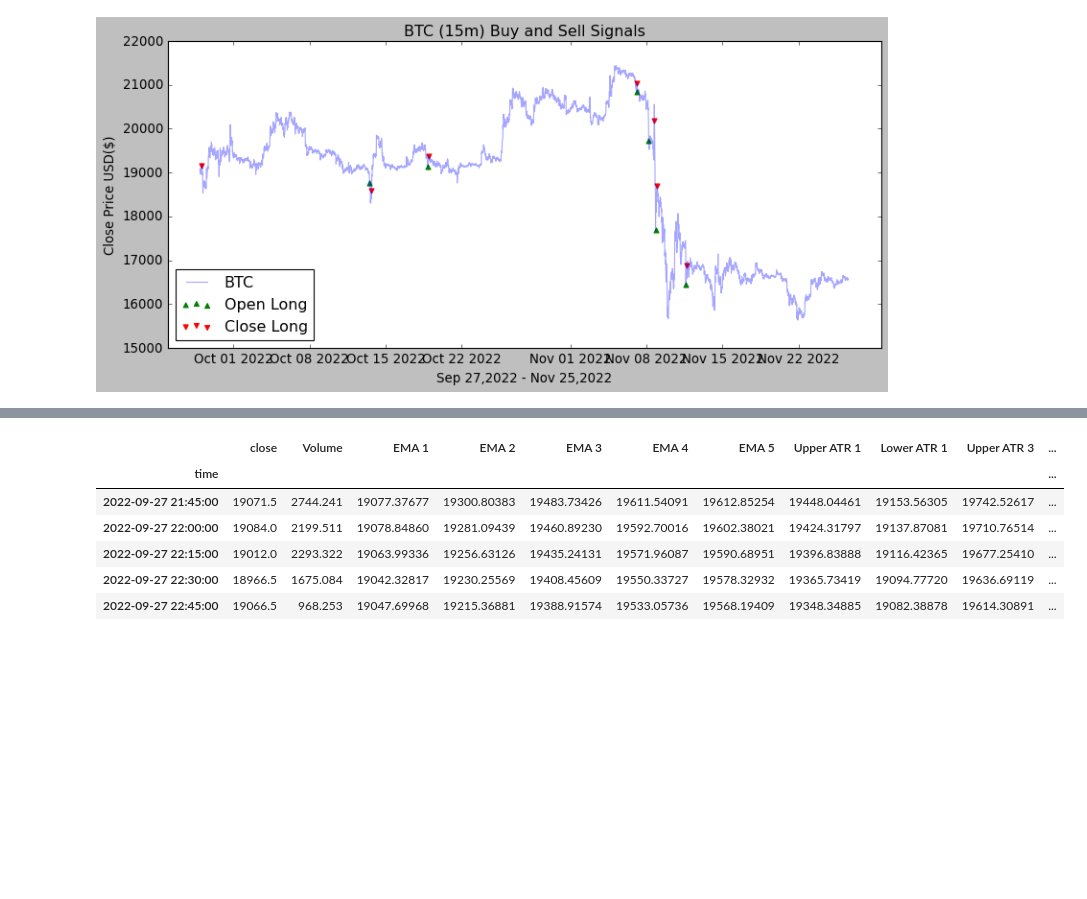
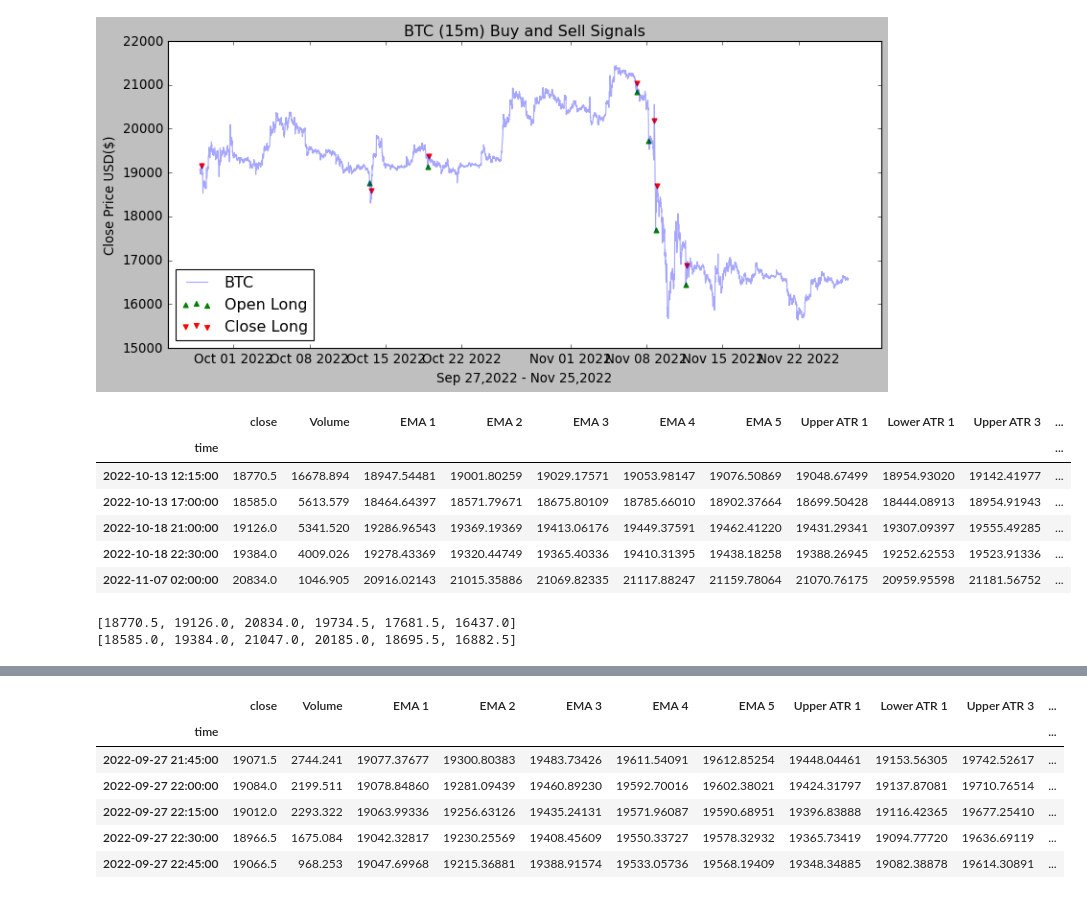
Before and after one commit to litosmunoz/Introduction-to-Quantitative-Trading, a Jupyter notebook: backtesting_bot/btc_15m.ipynb, the cells around one changed output, grey strips where cells are left out. Saved outputs shown, nothing was run; the diff lists cells and outputs as text; code cells hidden in the pictures; blank space fills up the shorter version.

```diff
--- a/backtesting_bot/btc_15m.ipynb
+++ b/backtesting_bot/btc_15m.ipynb
@@ -84,3 +84,15 @@ plt.legend(loc='lower left')
 plt.show()
 # %% [output]
 [figure]
+# %%
+df = btc_15m.loc[(btc_15m["Long Signal RSI"].notnull()) | (btc_15m["Close Long Signal RSI"].notnull())]
+df = df.drop(df.index[0])
+df.head()
+# %% [output]
+|  | close | Volume | EMA 1 | EMA 2 | EMA 3 | EMA 4 | EMA 5 | Upper ATR 1 | Lower ATR 1 | Upper ATR 3 | ... |
+| time |  |  |  |  |  |  |  |  |  |  | ... |
+| 2022-10-13 12:15:00 | 18770.5 | 16678.894 | 18947.54481 | 19001.80259 | 19029.17571 | 19053.98147 | 19076.50869 | 19048.67499 | 18954.93020 | 19142.41977 | ... |
+| 2022-10-13 17:00:00 | 18585.0 | 5613.579 | 18464.64397 | 18571.79671 | 18675.80109 | 18785.66010 | 18902.37664 | 18699.50428 | 18444.08913 | 18954.91943 | ... |
+| 2022-10-18 21:00:00 | 19126.0 | 5341.520 | 19286.96543 | 19369.19369 | 19413.06176 | 19449.37591 | 19462.41220 | 19431.29341 | 19307.09397 | 19555.49285 | ... |
+| 2022-10-18 22:30:00 | 19384.0 | 4009.026 | 19278.43369 | 19320.44749 | 19365.40336 | 19410.31395 | 19438.18258 | 19388.26945 | 19252.62553 | 19523.91336 | ... |
+| 2022-11-07 02:00:00 | 20834.0 | 1046.905 | 20916.02143 | 21015.35886 | 21069.82335 | 21117.88247 | 21159.78064 | 21070.76175 | 20959.95598 | 21181.56752 | ... |
@@ -86,0 +104,6 @@ plt.show()
+# %%
+print(open)
+print(close)
+# %% [output]
+[18770.5, 19126.0, 20834.0, 19734.5, 17681.5, 16437.0]
+[18585.0, 19384.0, 21047.0, 20185.0, 18695.5, 16882.5]
```
Also changed, not shown: parts of 17 cells of this notebook.
